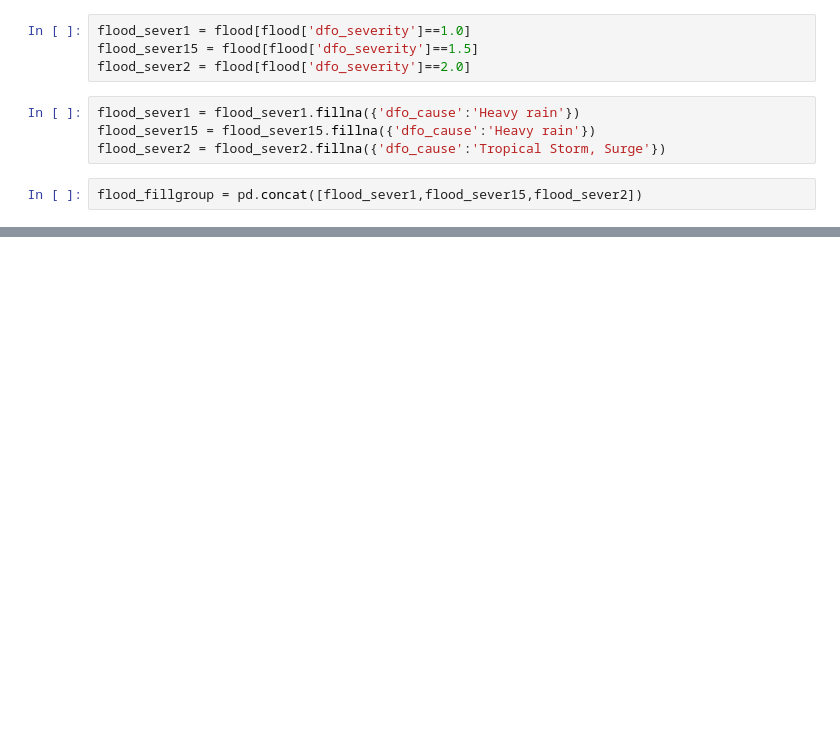
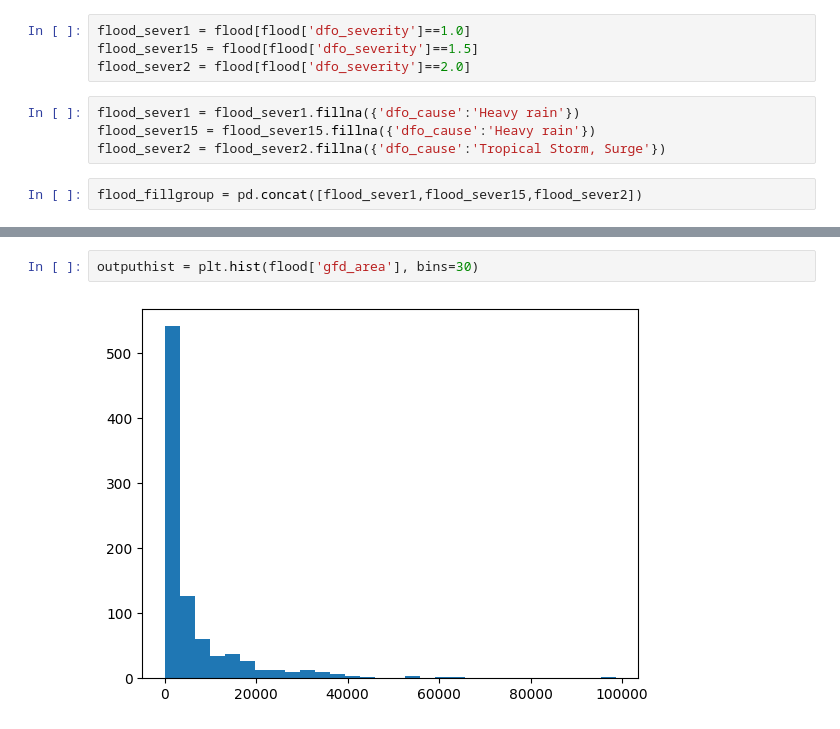
Before and after one commit to owepper/BSC_DPDM2025, a Jupyter notebook: Ch3_Data_Preprocessing.ipynb, the cells around one changed output, grey strips where cells are left out. Cells and saved outputs as stored; diff of their text form; blank space fills up the shorter version.

```diff
--- a/Ch3_Data_Preprocessing.ipynb
+++ b/Ch3_Data_Preprocessing.ipynb
@@ -235,0 +137,4 @@ dtype: int64
+# %%
+outputhist = plt.hist(flood['gfd_area'], bins=30)
+# %% [output]
+[figure, added]
```
Also changed, not shown: parts of 41 cells of this notebook.
